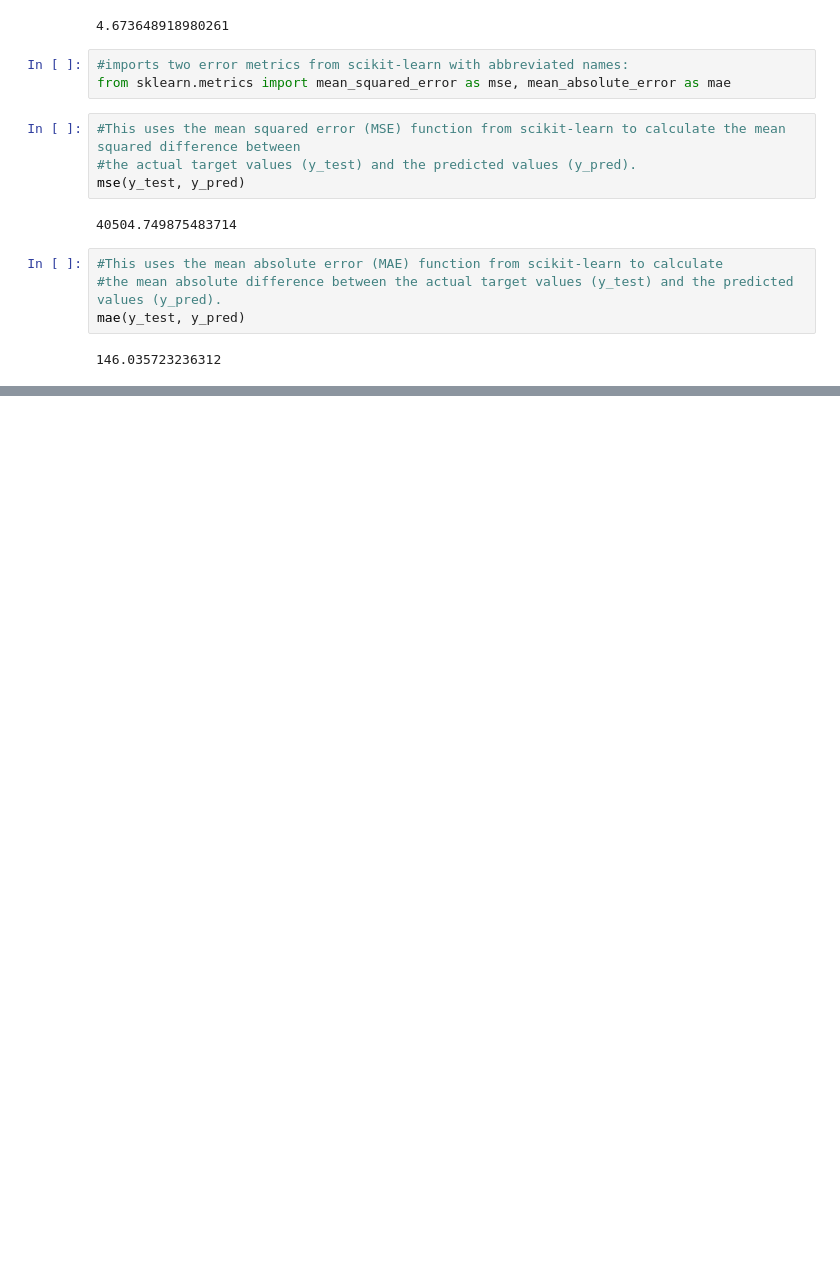
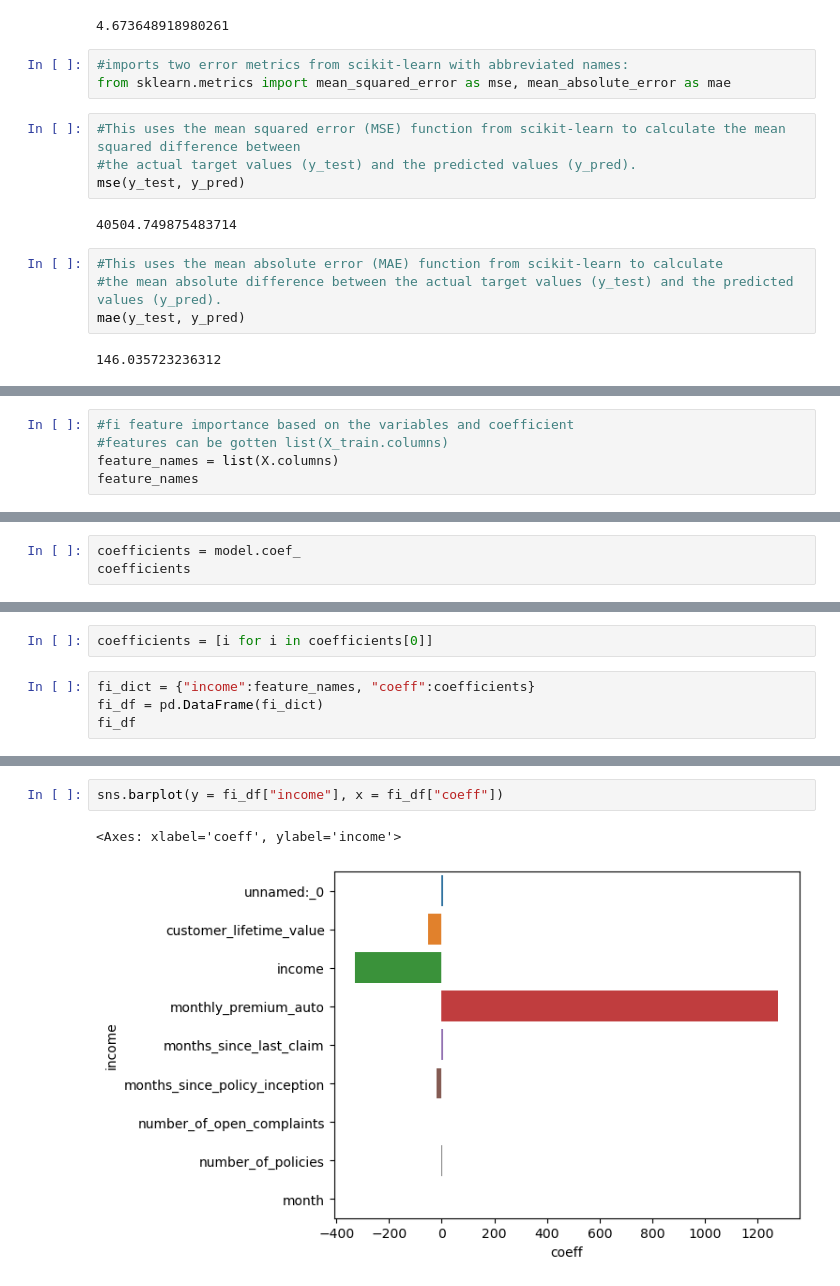
Before and after one commit to Oliviasteph5/Week4, a Jupyter notebook: Week4Day2 Lab on Linear Regression.ipynb, the cells around one changed output, grey strips where cells are left out. Cells and saved outputs as stored; diff of their text form; blank space fills up the shorter version.

```diff
--- a/Week4Day2 Lab on Linear Regression.ipynb
+++ b/Week4Day2 Lab on Linear Regression.ipynb
@@ -278,0 +314,5 @@ rsme
+# %%
+#fi feature importance based on the variables and coefficient
+#features can be gotten list(X_train.columns)
+feature_names = list(X.columns)
+feature_names
@@ -278,0 +329,3 @@ rsme
+# %%
+coefficients = model.coef_
+coefficients
@@ -278,0 +336,6 @@ rsme
+# %%
+coefficients = [i for i in coefficients[0]]
+# %%
+fi_dict = {"income":feature_names, "coeff":coefficients}
+fi_df = pd.DataFrame(fi_dict)
+fi_df
@@ -278,0 +353,5 @@ rsme
+# %%
+sns.barplot(y = fi_df["income"], x = fi_df["coeff"])
+# %% [output]
+<Axes: xlabel='coeff', ylabel='income'>
+[figure, added]
```
Also changed, not shown: parts of 9 cells of this notebook.
